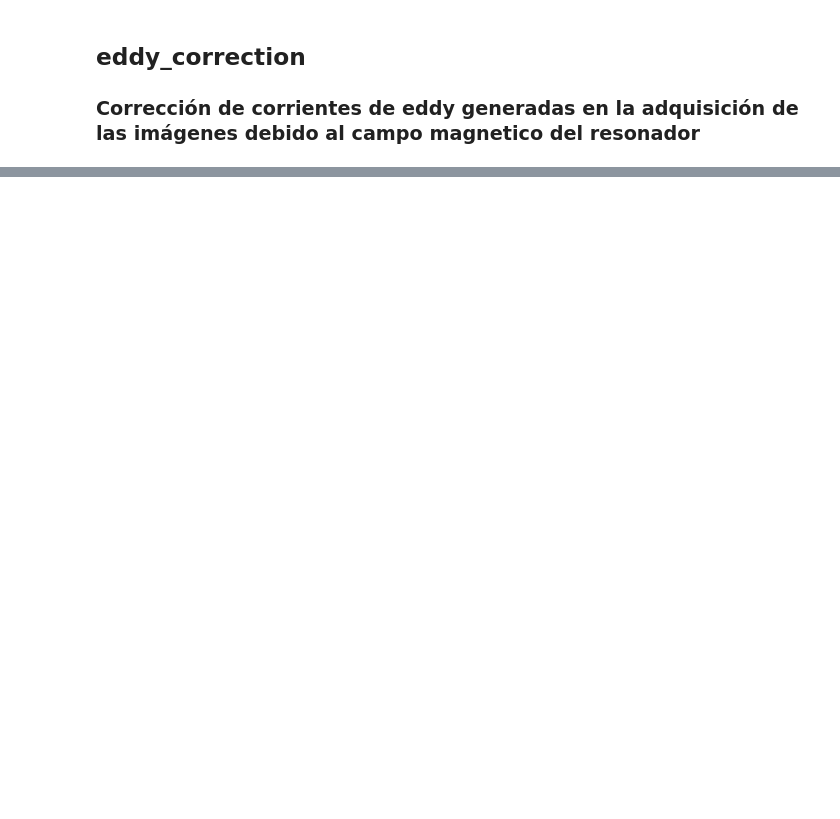
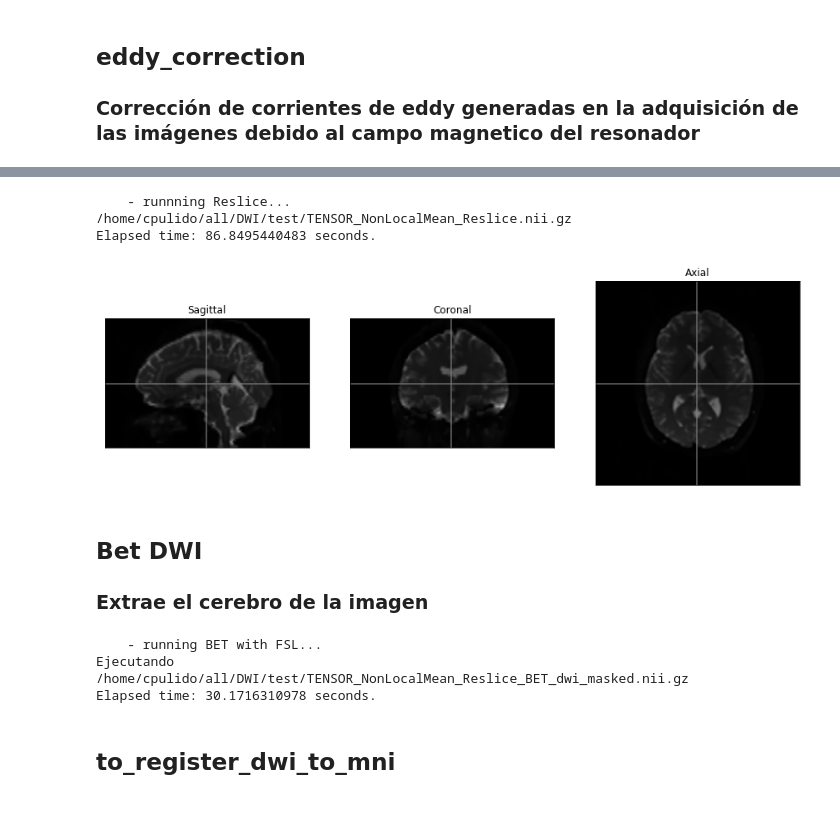
Before and after one commit to cristian-pulido/DWI_Processing, a Jupyter notebook: Procesamiento imagenes de difusión.ipynb, the cells around one changed output, grey strips where cells are left out. Cells and saved outputs as stored; diff of their text form; code cells hidden in the pictures; blank space fills up the shorter version.

```diff
--- a/Procesamiento imagenes de difusión.ipynb
+++ b/Procesamiento imagenes de difusión.ipynb
@@ -34,0 +77,32 @@ NiftiWidget(path_dwi).nifti_plotter(colormap='gray')
+# %%
+warnings.filterwarnings('ignore')
+start_time = time()
+%run tareas/reslicing.py "/home/cpulido/all/DWI/test/TENSOR_NonLocalMean.nii.gz" "/home/cpulido/all/DWI/test/"
+elapsed_time = time() - start_time
+print("Elapsed time: %0.10f seconds." % elapsed_time)
+# %% [output]
+    - runnning Reslice...
+/home/cpulido/all/DWI/test/TENSOR_NonLocalMean_Reslice.nii.gz
+Elapsed time: 86.8495440483 seconds.
+# %%
+out="/home/cpulido/all/DWI/test/TENSOR_NonLocalMean_Reslice.nii.gz"
+NiftiWidget(out).nifti_plotter(colormap='gray')
+# %% [output]
+[figure, added]
+# %% [markdown]
+## Bet DWI
+### Extrae el cerebro de la imagen
+# %%
+warnings.filterwarnings('ignore')
+start_time = time()
+%run tareas/betDWI.py "/home/cpulido/all/DWI/test/TENSOR_NonLocalMean_Reslice.nii.gz" "/home/cpulido/all/DWI/test/"
+elapsed_time = time() - start_time
+print("Elapsed time: %0.10f seconds." % elapsed_time)
+# %% [output]
+    - running BET with FSL...
+Ejecutando
+/home/cpulido/all/DWI/test/TENSOR_NonLocalMean_Reslice_BET_dwi_masked.nii.gz
+Elapsed time: 30.1716310978 seconds.
+# %% [markdown]
+## to_register_dwi_to_mni
+##
```
Also changed, not shown: parts of 18 cells of this notebook, 2 other files.
